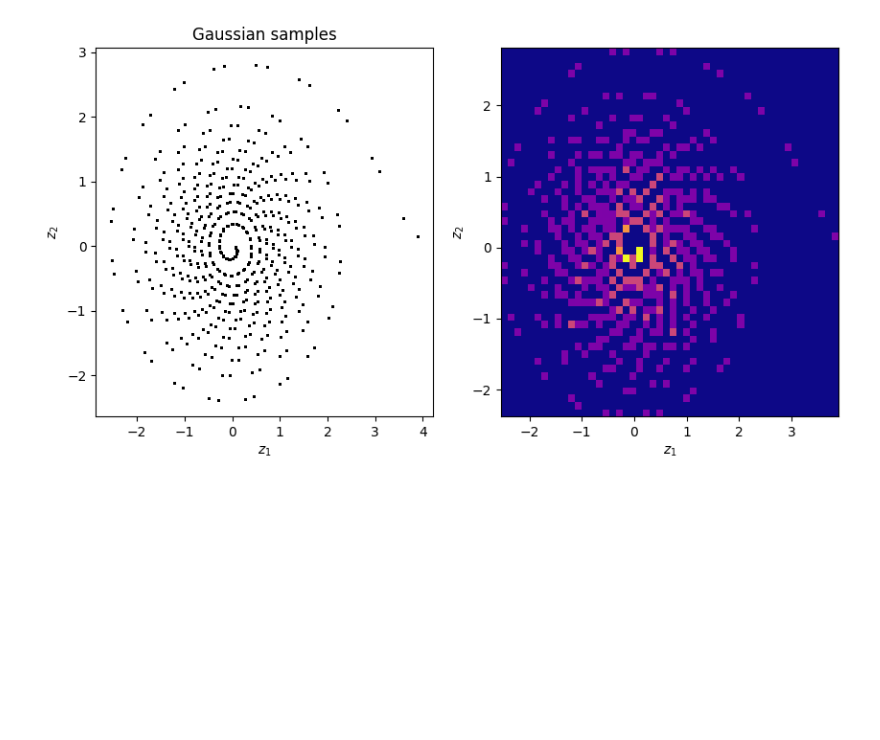
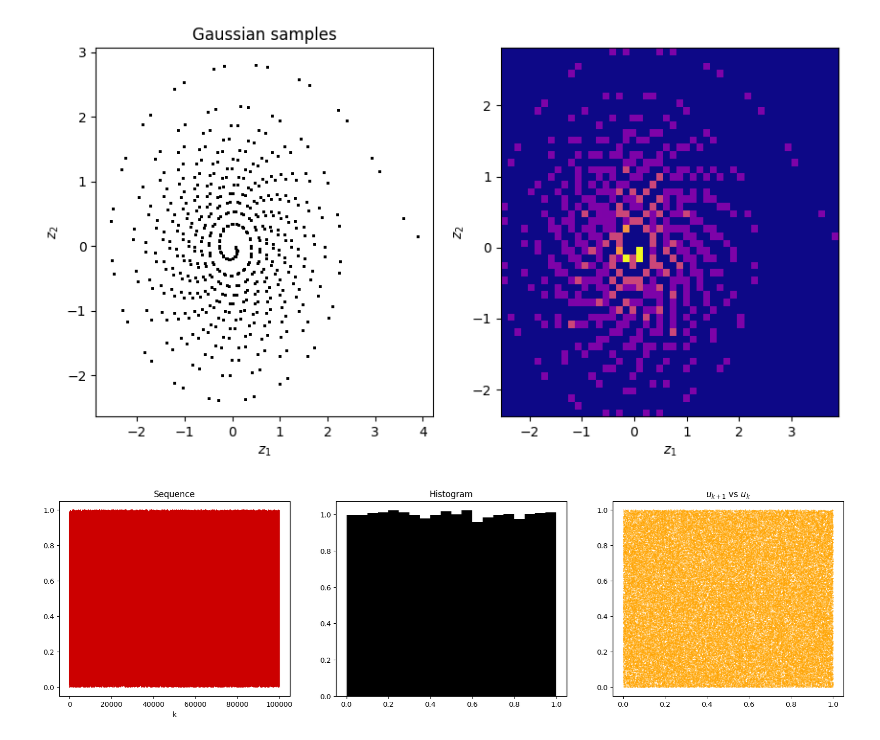
Before and after one commit to styuk/Time-Seriese, a Jupyter notebook: python/mcmc.ipynb, the cells around one changed output. Saved outputs shown, nothing was run; the diff lists cells and outputs as text; code cells hidden in the pictures; blank space fills up the shorter version.

```diff
--- a/python/mcmc.ipynb
+++ b/python/mcmc.ipynb
@@ -71,3 +71,22 @@ axs[1].set_ylabel("$z_2$")
 # %% [output]
 Text(0, 0.5, '$z_2$')
 [figure]
+# %%
+m = 2**32
+a = 1664525
+x0 = 15
+b = 1013904223
+
+u = lcg(a, b, m, n, x0)
+
+fig, axs = plt.subplots(1, 3, figsize=(20, 5))
+axs[0].plot(u, color=[0.8, 0, 0])
+axs[0].set_title("Sequence")
+axs[0].set_xlabel("k")
+axs[1].hist(u, bins=20, density=True, color='k', alpha=1)
+axs[1].set_title("Histogram")
+axs[2].scatter(u[:-1], u[1:], c='orange', s=0.1)
+axs[2].set_title("$u_{k+1}$ vs $u_k$")
+plt.show()
+# %% [output]
+[figure, added]
```
